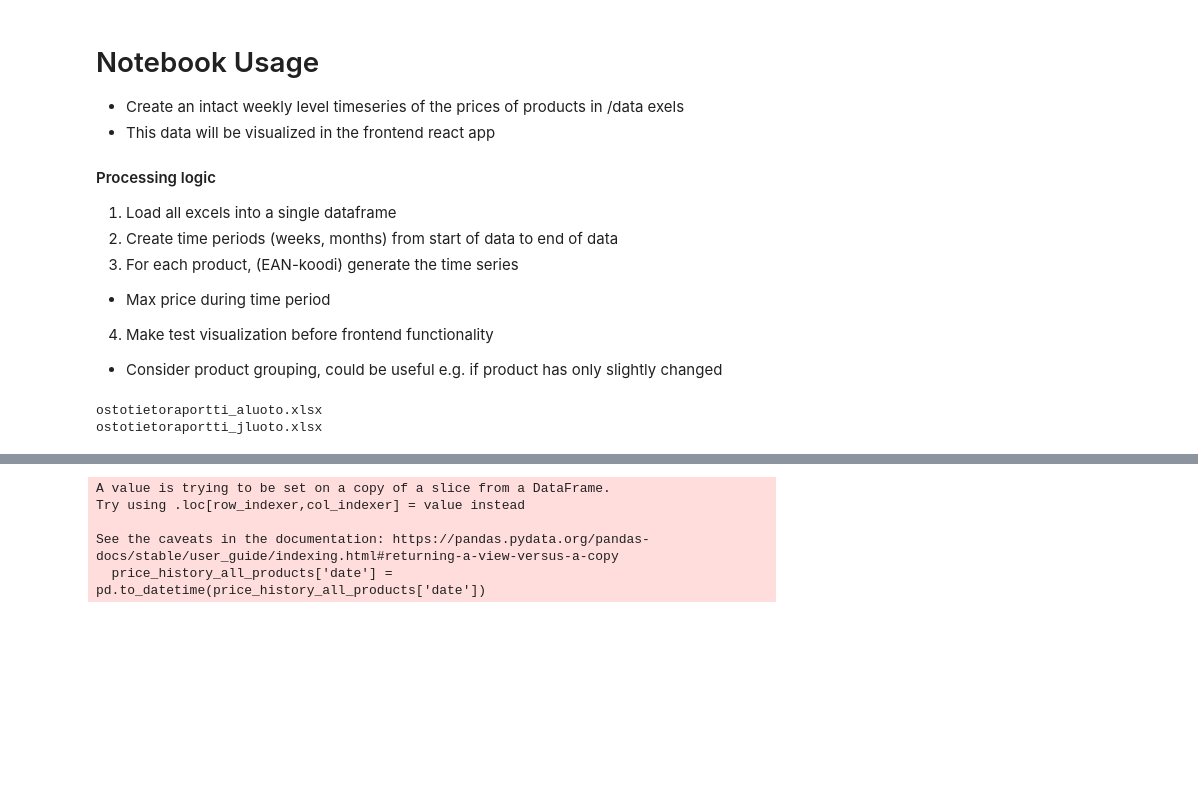
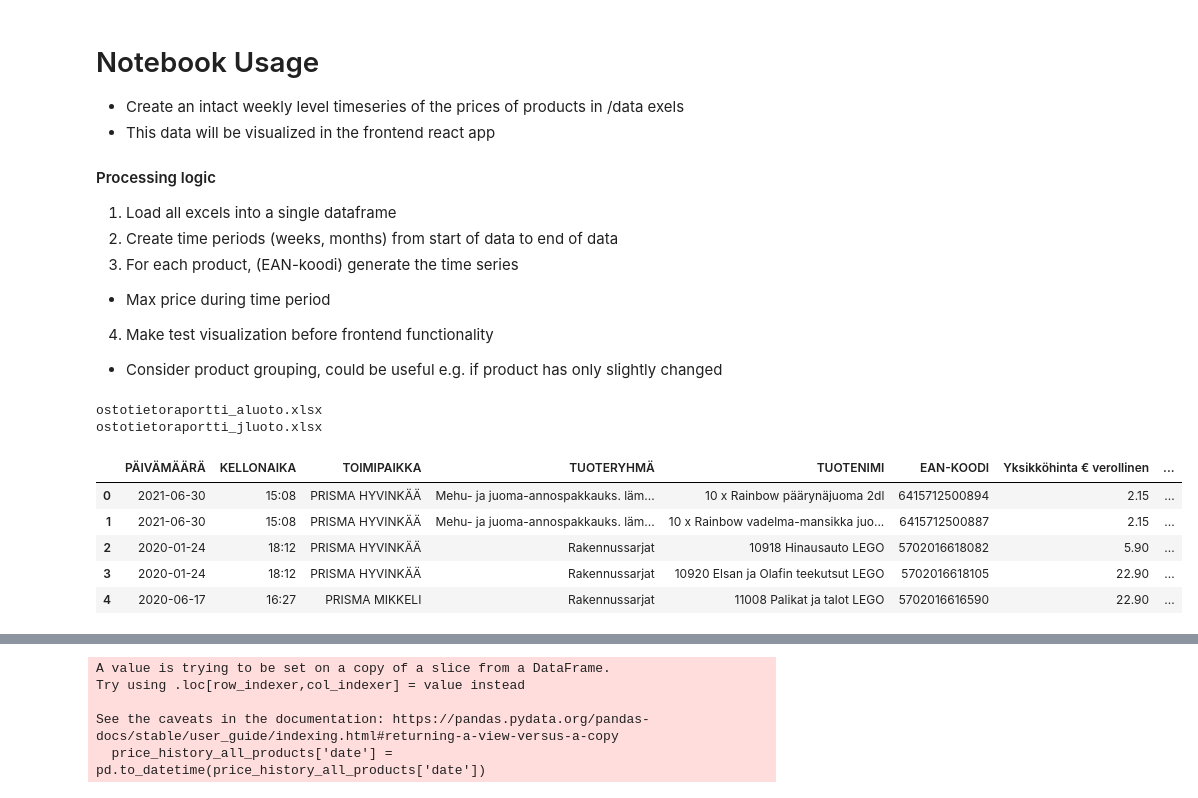
Before and after one commit to AnttiLuoto/data-visualization, a Jupyter notebook: data_processing/data_processing_sryhma_pandas.ipynb, the cells around one changed output, grey strips where cells are left out. Drawn from its saved outputs; the diff is of its cells as text; code cells hidden in the pictures; blank space fills up the shorter version.

```diff
--- a/data_processing/data_processing_sryhma_pandas.ipynb
+++ b/data_processing/data_processing_sryhma_pandas.ipynb
@@ -38,6 +38,15 @@ ostotietoraportti_aluoto.xlsx
 ostotietoraportti_jluoto.xlsx
 # %%
 raw_data['EAN-KOODI'] = raw_data['EAN-KOODI'].astype(str)
+# %%
+raw_data.head()
+# %% [output]
+|  | PÄIVÄMÄÄRÄ | KELLONAIKA | TOIMIPAIKKA | TUOTERYHMÄ | TUOTENIMI | EAN-KOODI | Yksikköhinta € verollinen | ... |
+| 0 | 2021-06-30 | 15:08 | PRISMA HYVINKÄÄ | Mehu- ja juoma-annospakkauks. läm... | 10 x Rainbow päärynäjuoma 2dl | 6415712500894 | 2.15 | ... |
+| 1 | 2021-06-30 | 15:08 | PRISMA HYVINKÄÄ | Mehu- ja juoma-annospakkauks. läm... | 10 x Rainbow vadelma-mansikka juo... | 6415712500887 | 2.15 | ... |
+| 2 | 2020-01-24 | 18:12 | PRISMA HYVINKÄÄ | Rakennussarjat | 10918 Hinausauto LEGO | 5702016618082 | 5.90 | ... |
+| 3 | 2020-01-24 | 18:12 | PRISMA HYVINKÄÄ | Rakennussarjat | 10920 Elsan ja Olafin teekutsut LEGO | 5702016618105 | 22.90 | ... |
+| 4 | 2020-06-17 | 16:27 | PRISMA MIKKELI | Rakennussarjat | 11008 Palikat ja talot LEGO | 5702016616590 | 22.90 | ... |
 # %%
 # Identify top products. Names for eancodes have along the way, dont want duplicates
 top_products = raw_data\
```
Also changed, not shown: parts of 6 cells of this notebook, 7 other files.
